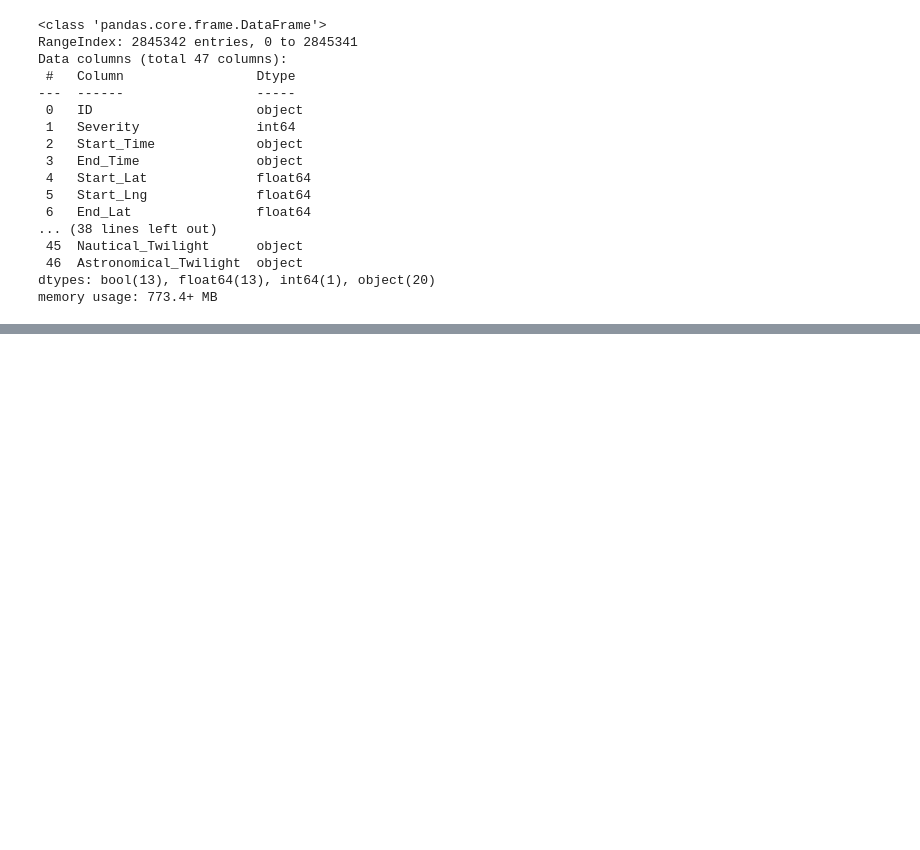
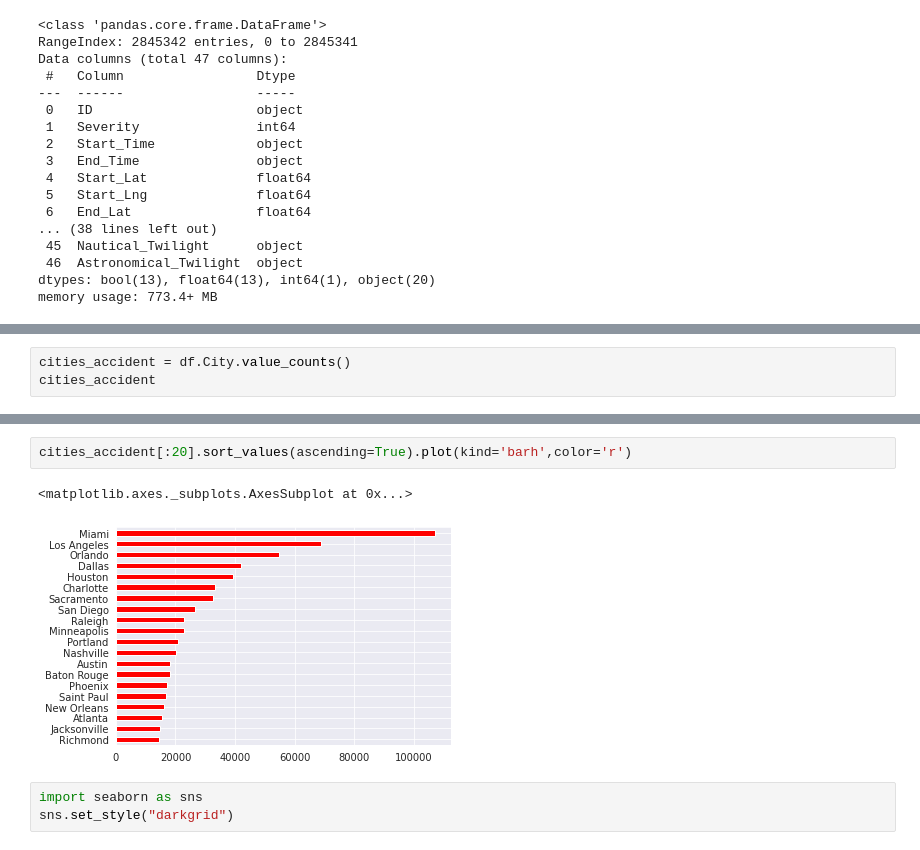
Before and after one commit to PranaySharma20/JS-Input, a Jupyter notebook: us_project1.ipynb, the cells around one changed output, grey strips where cells are left out. Cells and saved outputs as stored; diff of their text form; blank space fills up the shorter version.

```diff
--- a/us_project1.ipynb
+++ b/us_project1.ipynb
@@ -77,0 +161,3 @@ memory usage: 773.4+ MB
+# %%
+cities_accident = df.City.value_counts()
+cities_accident
@@ -77,0 +197,8 @@ memory usage: 773.4+ MB
+# %%
+cities_accident[:20].sort_values(ascending=True).plot(kind='barh',color='r')
+# %% [output]
+<matplotlib.axes._subplots.AxesSubplot at 0x...>
+[figure, added]
+# %%
+import seaborn as sns
+sns.set_style("darkgrid")
```
Also changed, not shown: parts of 27 cells of this notebook.
